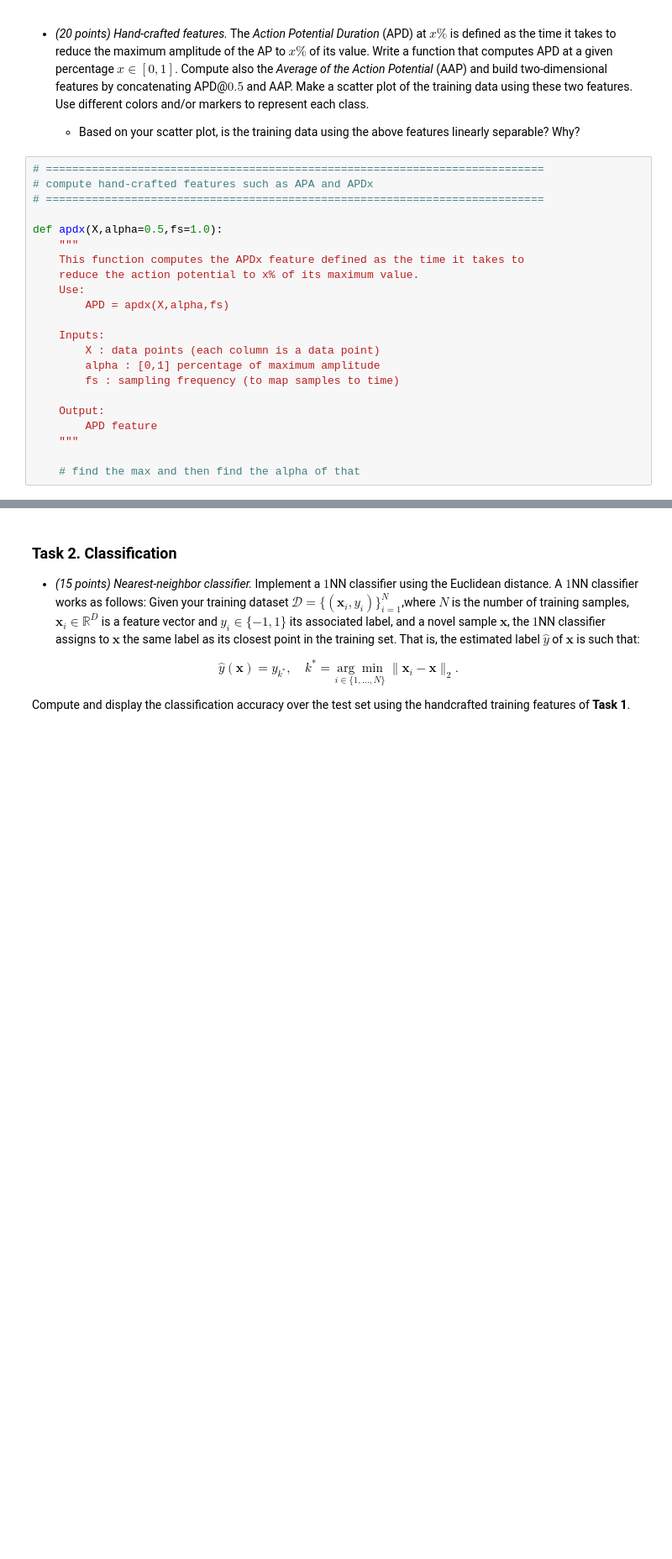
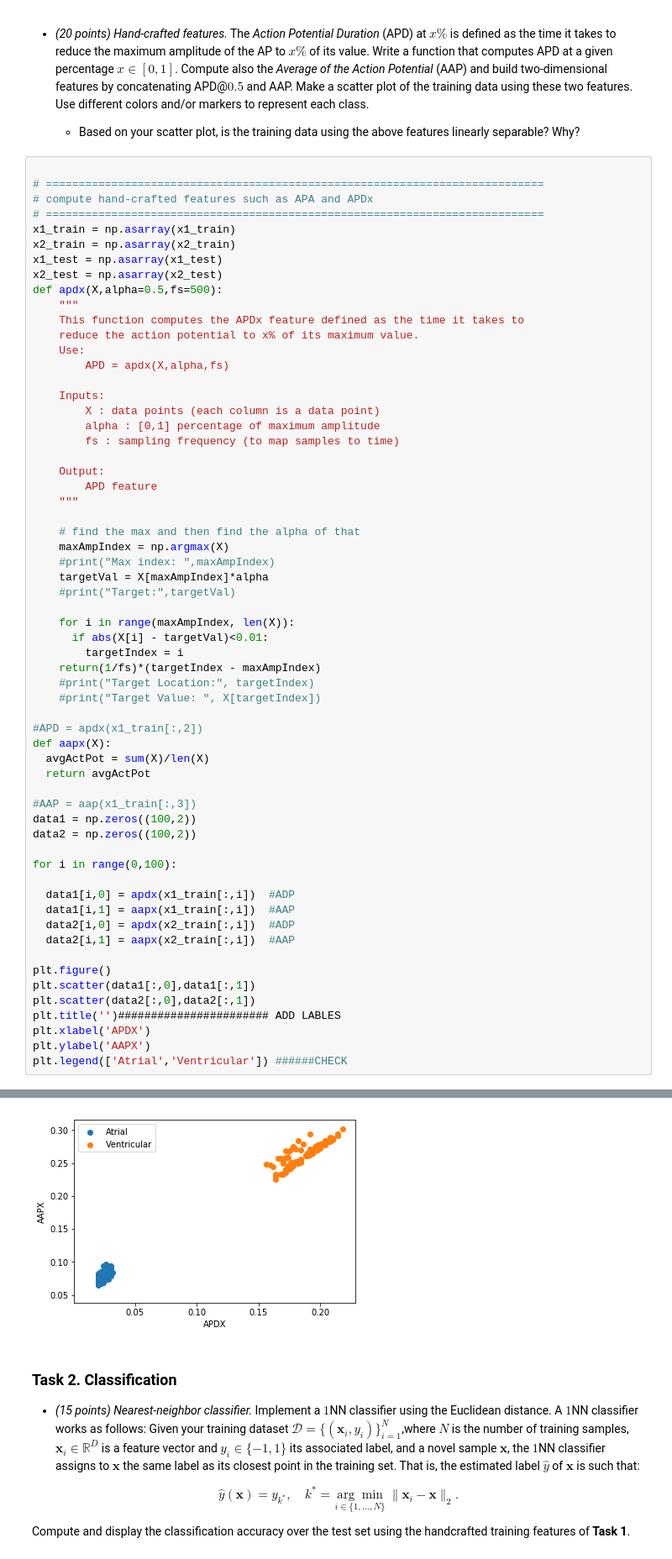
Before and after one commit to varose99/ds4bme, a Jupyter notebook: apclass.ipynb, the cells around one changed output, grey strips where cells are left out. Shown at 84% size. Drawn from its saved outputs; the diff is of its cells as text; blank space fills up the shorter version.

```diff
--- a/apclass.ipynb
+++ b/apclass.ipynb
@@ -142,11 +173,15 @@ different colors and/or markers to represent each class.
 
     * Based on your scatter plot, is the training data using the above features linearly separable? Why?
 # %%
+
 # ============================================================================
 # compute hand-crafted features such as APA and APDx
 # ============================================================================
-
-def apdx(X,alpha=0.5,fs=1.0):
+x1_train = np.asarray(x1_train)
+x2_train = np.asarray(x2_train)
+x1_test = np.asarray(x1_test)
+x2_test = np.asarray(x2_test)
+def apdx(X,alpha=0.5,fs=500):
     """
     This function computes the APDx feature defined as the time it takes to
     reduce the action potential to x% of its maximum value.
@@ -163,3 +198,39 @@ def apdx(X,alpha=0.5,fs=1.0):
     """
 
     # find the max and then find the alpha of that
+    maxAmpIndex = np.argmax(X)
+    #print("Max index: ",maxAmpIndex)
+    targetVal = X[maxAmpIndex]*alpha
+    #print("Target:",targetVal)
+
+    for i in range(maxAmpIndex, len(X)):
+      if abs(X[i] - targetVal)<0.01:
+        targetIndex = i
+    return(1/fs)*(targetIndex - maxAmpIndex)
+    #print("Target Location:", targetIndex)
+    #print("Target Value: ", X[targetIndex])
+
+#APD = apdx(x1_train[:,2])
+def aapx(X):
+  avgActPot = sum(X)/len(X)
+  return avgActPot
+
+#AAP = aap(x1_train[:,3])
+data1 = np.zeros((100,2))
+data2 = np.zeros((100,2))
+
+for i in range(0,100):
+
+  data1[i,0] = apdx(x1_train[:,i])  #ADP
+  data1[i,1] = aapx(x1_train[:,i])  #AAP
+  data2[i,0] = apdx(x2_train[:,i])  #ADP
+  data2[i,1] = aapx(x2_train[:,i])  #AAP
+
+plt.figure()
+plt.scatter(data1[:,0],data1[:,1])
+plt.scatter(data2[:,0],data2[:,1])
+plt.title('')####################### ADD LABLES
+plt.xlabel('APDX')
+plt.ylabel('AAPX')
+plt.legend(['Atrial','Ventricular']) ######CHECK
+# %% [output]
@@ -166,3 +238,4 @@ def apdx(X,alpha=0.5,fs=1.0):
+[figure, added]
 # %% [markdown]
 ### Task 2. Classification
 
```
Also changed, not shown: parts of 8 cells of this notebook.
